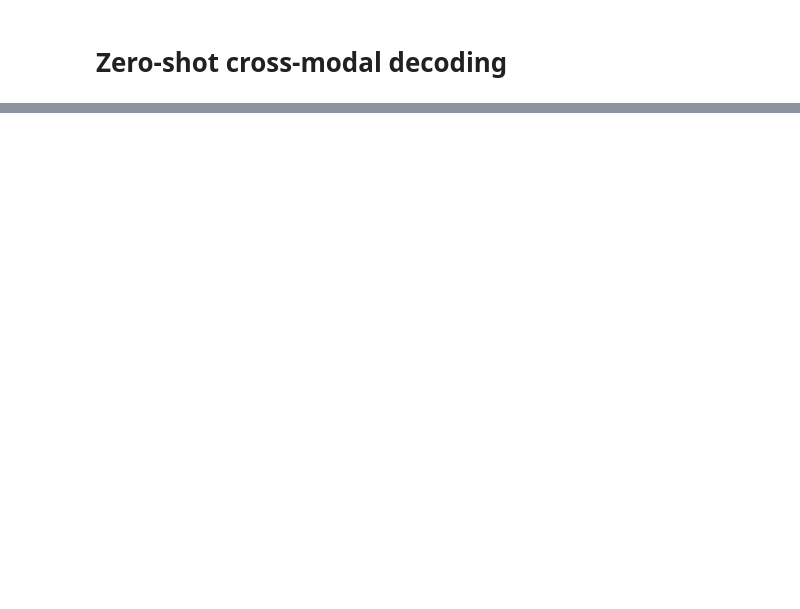
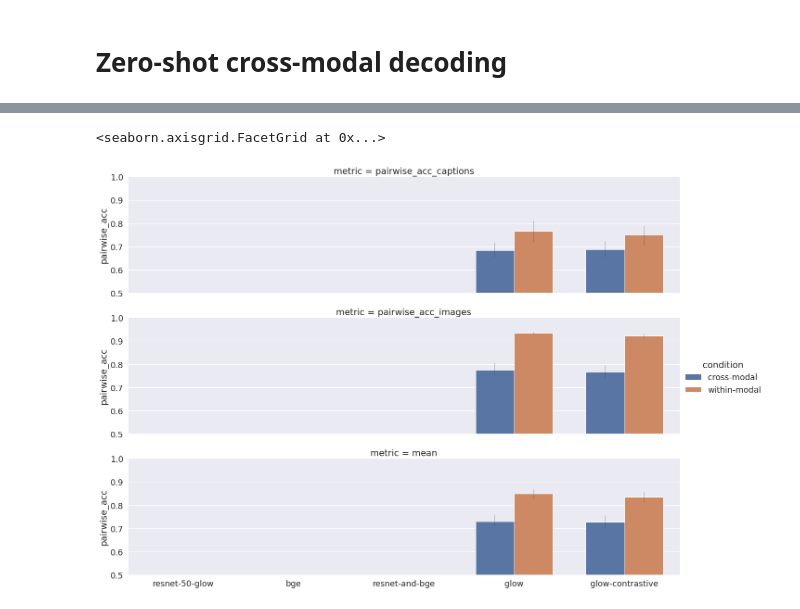
Before and after one commit to mitjanikolaus/multimodal_decoding, a Jupyter notebook: notebooks/zero_shot_cross_modal_decoding.ipynb, the cells around one changed output, grey strips where cells are left out. Drawn from its saved outputs; the diff is of its cells as text; code cells hidden in the pictures; blank space fills up the shorter version.

```diff
--- a/notebooks/zero_shot_cross_modal_decoding.ipynb
+++ b/notebooks/zero_shot_cross_modal_decoding.ipynb
@@ -204,0 +161,6 @@ Warning: unexpected number of datapoints: 0 (expected: 6) (model_feat: imagebind
+# %%
+all_data = load_results_data()
+MODEL_ORDER = ["resnet-50-glow", "bge", "resnet-and-bge", "glow", "glow-contrastive"]
+
+all_data = all_data[all_data.model.isin(MODEL_ORDER)]
+all_data
@@ -204,0 +181,9 @@ Warning: unexpected number of datapoints: 0 (expected: 6) (model_feat: imagebind
+# %%
+data_cls_feats = all_data.copy()
+# for model in all_data.model.unique():
+#     data_cls_feats = data_cls_feats[((data_cls_feats.model == model) & (data_cls_feats.vision_features == "vision_features_cls") & (data_cls_feats.lang_features == "lang_features_cls")) | (data_cls_feats.model != model)]
+
+data_matched_feats = data_cls_feats[data_cls_feats.features == "matched"]
+# %%
+data_matched_feats = add_mean_cross_modal_and_within_modal_rows(data_matched_feats)
+data_matched_feats
@@ -204,0 +204,52 @@ Warning: unexpected number of datapoints: 0 (expected: 6) (model_feat: imagebind
+# %%
+sns.set(font_scale=1.6)
+TRAIN_MODE_ORDER = ["images", "captions", "modality-agnostic"]
+FEAT_ORDER = ["vision models", "language models", "multimodal models"]
+
+data_to_plot = data_matched_feats.copy()
+
+data_to_plot = data_to_plot[data_to_plot.training_mode != "modality-agnostic"]
+
+data_to_plot["features"] = data_to_plot.features.replace({"vision": "vision models", "lang": "language models", "matched": "multimodal models"})
+
+data_to_plot.loc[((data_to_plot.training_mode == "images") & (data_to_plot.metric == ACC_CAPTIONS)) | ((data_to_plot.training_mode == "captions") & (data_to_plot.metric == ACC_IMAGES)), "condition"] = "cross-modal"
+data_to_plot.loc[((data_to_plot.training_mode == "captions") & (data_to_plot.metric == ACC_CAPTIONS)) | ((data_to_plot.training_mode == "images") & (data_to_plot.metric == ACC_IMAGES)), "condition"] = "within-modal"
+
+data_to_plot = data_to_plot[data_to_plot["mask"] == "whole_brain"]
+model_feat_order = calc_model_feat_order(data_to_plot, MODEL_ORDER)
+
+# data_to_plot["metric"] = data_to_plot.metric.replace({ACC_CAPTIONS: "zero_shot_train_images_eval_captions", ACC_IMAGES: "zero_shot_train_captions_eval_images"})
+
+
+metrics_order = [ACC_CAPTIONS, ACC_IMAGES, "mean"]
+
+height = 4.5
+aspect = 4
+
+condition_order = ["cross-modal", "within-modal"]
+
+for mode in ["captions", "images", "cross-modal", "within-modal"]:
+    data_mode = data_to_plot[data_to_plot.training_mode == mode]
+    for model in MODEL_ORDER:
+        for condition in condition_order:
+            length = len(data_mode[(data_mode.model == model) & (data_mode.condition == condition)])
+            expected_num_datapoints = len(SUBJECTS)
+            if (length > 0) and (length != expected_num_datapoints):
+                message = f"unexpected number of datapoints: {length} (expected: {expected_num_datapoints}) (model_feat: {model} {mode})"
+                print(f"Warning: {message}")
+
+g = sns.catplot(data_to_plot, kind="bar", x="model", order=MODEL_ORDER, y="value", row="metric", row_order=metrics_order, col=None, height=height, aspect=aspect, hue="condition", hue_order=condition_order,
+                palette=None, err_kws={'linewidth': 0.5, 'alpha': 0.99}, width=0.7)
+
+g.set(ylim=(0.5, 1), ylabel="pairwise_acc", xlabel='')
+
+
+
+
+
+# figure, lgd = create_result_graph(data_to_plot, model_feat_order, metrics=metrics_order, row_order=metrics_order, hue_order=FEAT_ORDER, ylim=(0.5, 1), row_title_height=0.85,
+#                              legend_bbox=(0.06,0.98), legend_2_bbox=(0.99,0.98), height=4.5, legend_title="Modality-agnostic decoders projecting into feature space of", verify_num_datapoints=False)
+# plt.savefig(os.path.join(RESULTS_DIR, f"features_comparison_zero_shot_cross_modal_decoding.png"), bbox_extra_artists=(lgd,), bbox_inches='tight', pad_inches=0, dpi=300)
+# %% [output]
+<seaborn.axisgrid.FacetGrid at 0x...>
+[figure, added]
```
Also changed, not shown: parts of 11 cells of this notebook, 2 other files.
